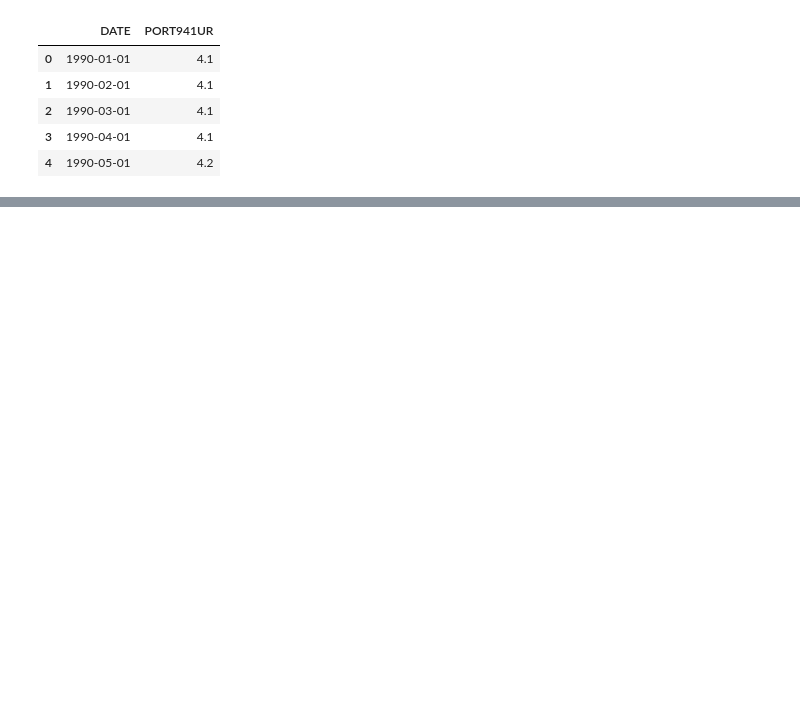
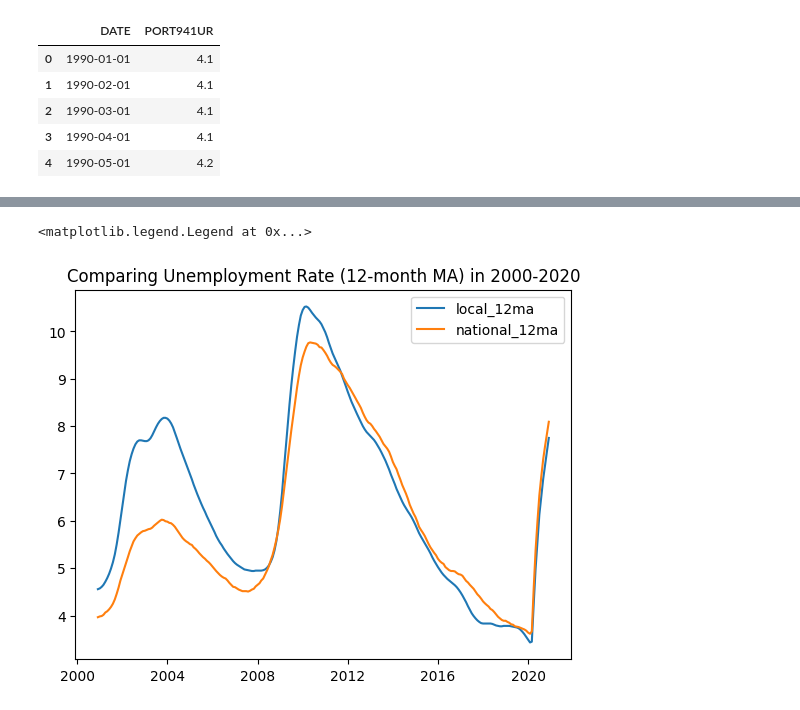
Before and after one commit to RanArino/Course_Projects, a Jupyter notebook: BDM500_PredictiveAnalysis/Assignment03.ipynb, the cells around one changed output, grey strips where cells are left out. Cells and saved outputs as stored; diff of their text form; code cells hidden in the pictures; blank space fills up the shorter version.

```diff
--- a/BDM500_PredictiveAnalysis/Assignment03.ipynb
+++ b/BDM500_PredictiveAnalysis/Assignment03.ipynb
@@ -27,0 +180,12 @@ df.head()
+# %%
+# apply the moving averages
+df['local_12ma'] = df['local'].rolling(window=12).mean()
+df['national_12ma'] = df['national'].rolling(window=12).mean()
+
+plt.plot(df['date'], df['local_12ma'], label='local_12ma')
+plt.plot(df['date'], df['national_12ma'], label='national_12ma')
+plt.title("Comparing Unemployment Rate (12-month MA) in 2000-2020")
+plt.legend()
+# %% [output]
+<matplotlib.legend.Legend at 0x...>
+[figure, added]
```
Also changed, not shown: parts of 16 cells of this notebook.
